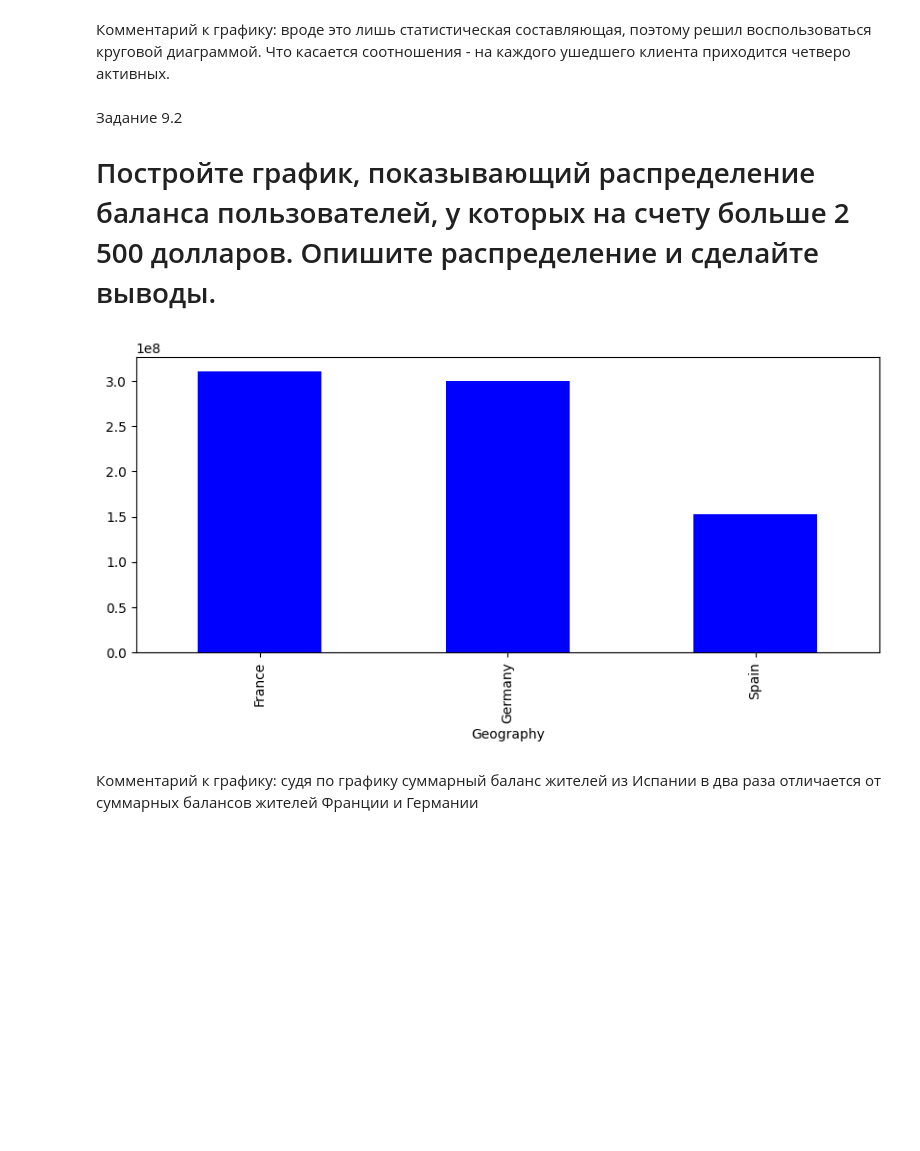
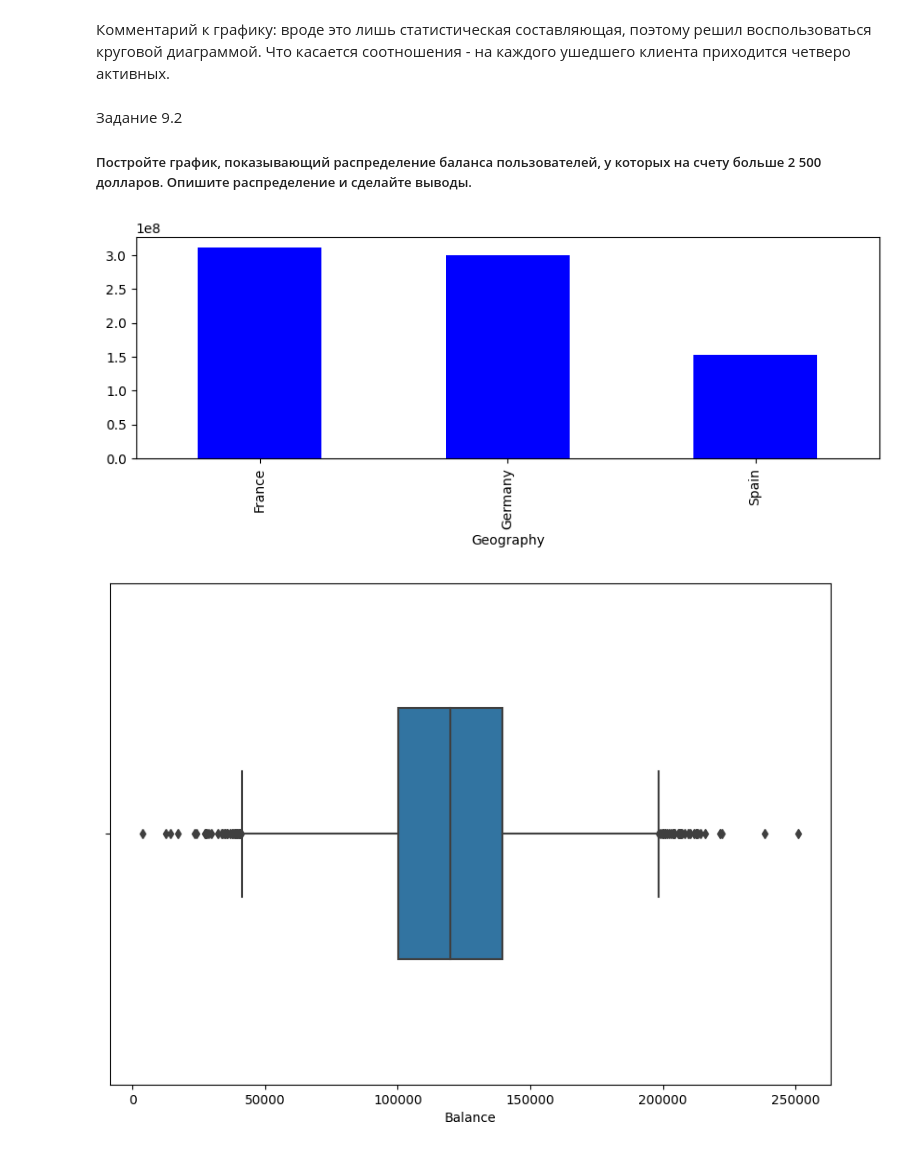
Before and after one commit to schdlr50/SF_Pandas_data_visualization, a Jupyter notebook: (Lesson 9) final task/les9.ipynb, the cells around one changed output. Cells and saved outputs as stored; diff of their text form; code cells hidden in the pictures; blank space fills up the shorter version.

```diff
--- a/(Lesson 9) final task/les9.ipynb
+++ b/(Lesson 9) final task/les9.ipynb
@@ -50,20 +50,28 @@ axes.pie(
 Комментарий к графику: вроде это лишь статистическая составляющая, поэтому решил воспользоваться круговой диаграммой. Что касается соотношения - на каждого ушедшего клиента приходится четверо активных.
 # %% [markdown]
 Задание 9.2
-# Постройте график, показывающий распределение баланса пользователей, у которых на счету больше 2 500 долларов. Опишите распределение и сделайте выводы.
+##### Постройте график, показывающий распределение баланса пользователей, у которых на счету больше 2 500 долларов. Опишите распределение и сделайте выводы.
 # %%
-# Решил воспользоваться столбчатой диаграмой, так как необходимо отобразить один признак.
+# Так как не понял какого рода мне необходимо искать информацию решил воспользоваться столбчатой диаграмой, вроде как необходимо отобразить один признак.
+# Чуть позже вернулся к  этому заданию и решил ещё глянуть распределение с помощью коробчатой диаграммы
 
-mask1=churn_data['Balance'] >= 2500
+mask1=churn_data['Balance'] > 2500
 balance_client = churn_data[mask1]
 balance_client = churn_data[mask1].groupby(['Geography'])['Balance'].sum()
 balance_client.plot(
     kind='bar',
     grid=False,
-    figsize=(10, 4),
+    figsize=(10, 3),
     colormap='winter'
 );
+
+fig = plt.figure(figsize=(10,7))
+boxplot = sns.boxplot(
+    data=churn_data[mask1],
+    x='Balance',
+    orient='h',
+    width=0.5
+)
 # %% [output]
-[figure, old version]
+[figure, new version]
+[figure, added]
-# %% [markdown]
-Комментарий к графику: судя по графику суммарный баланс жителей из Испании в два раза отличается от суммарных балансов жителей Франции и Германии
```
Also changed, not shown: parts of 6 cells of this notebook.
